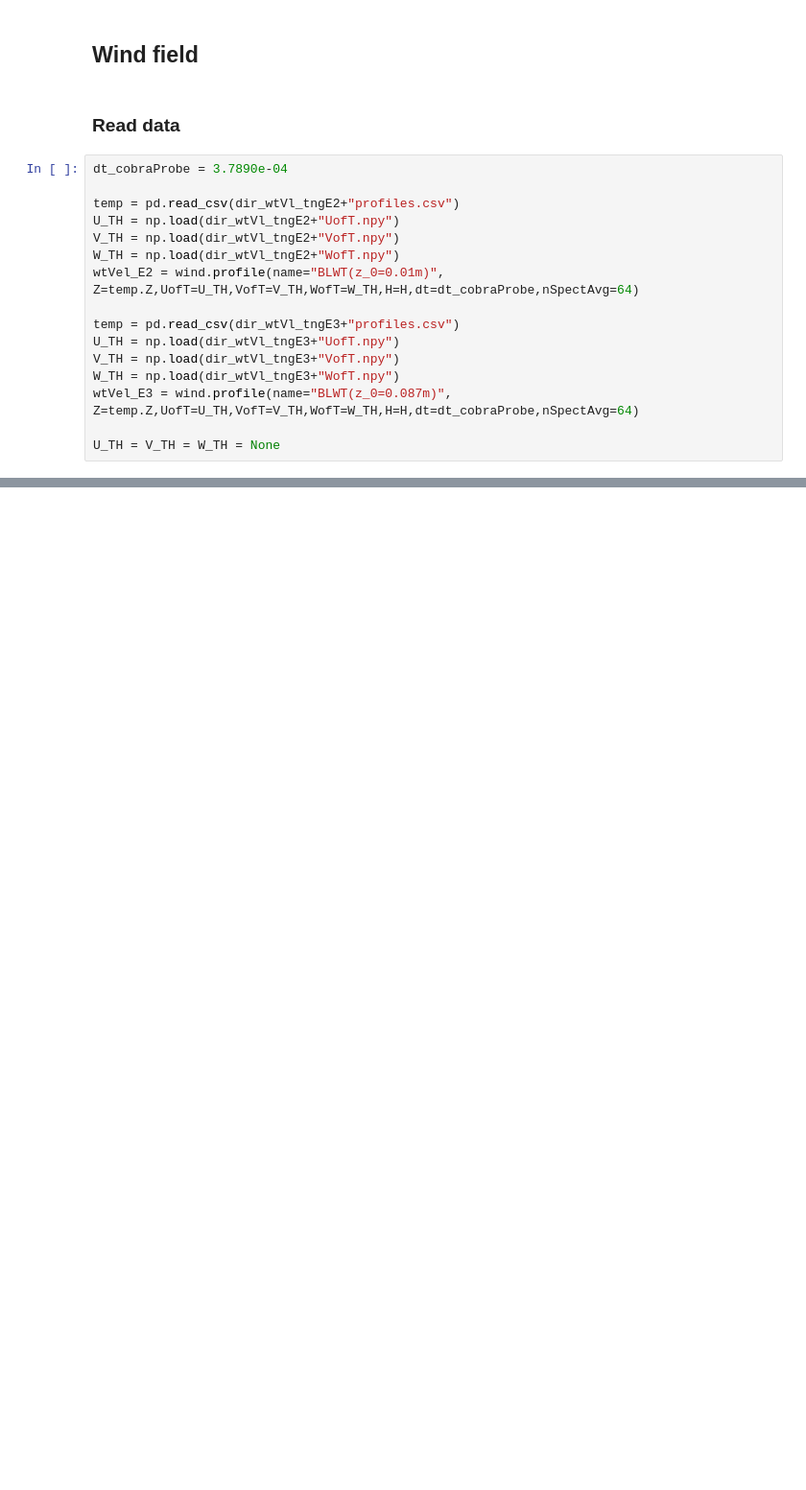
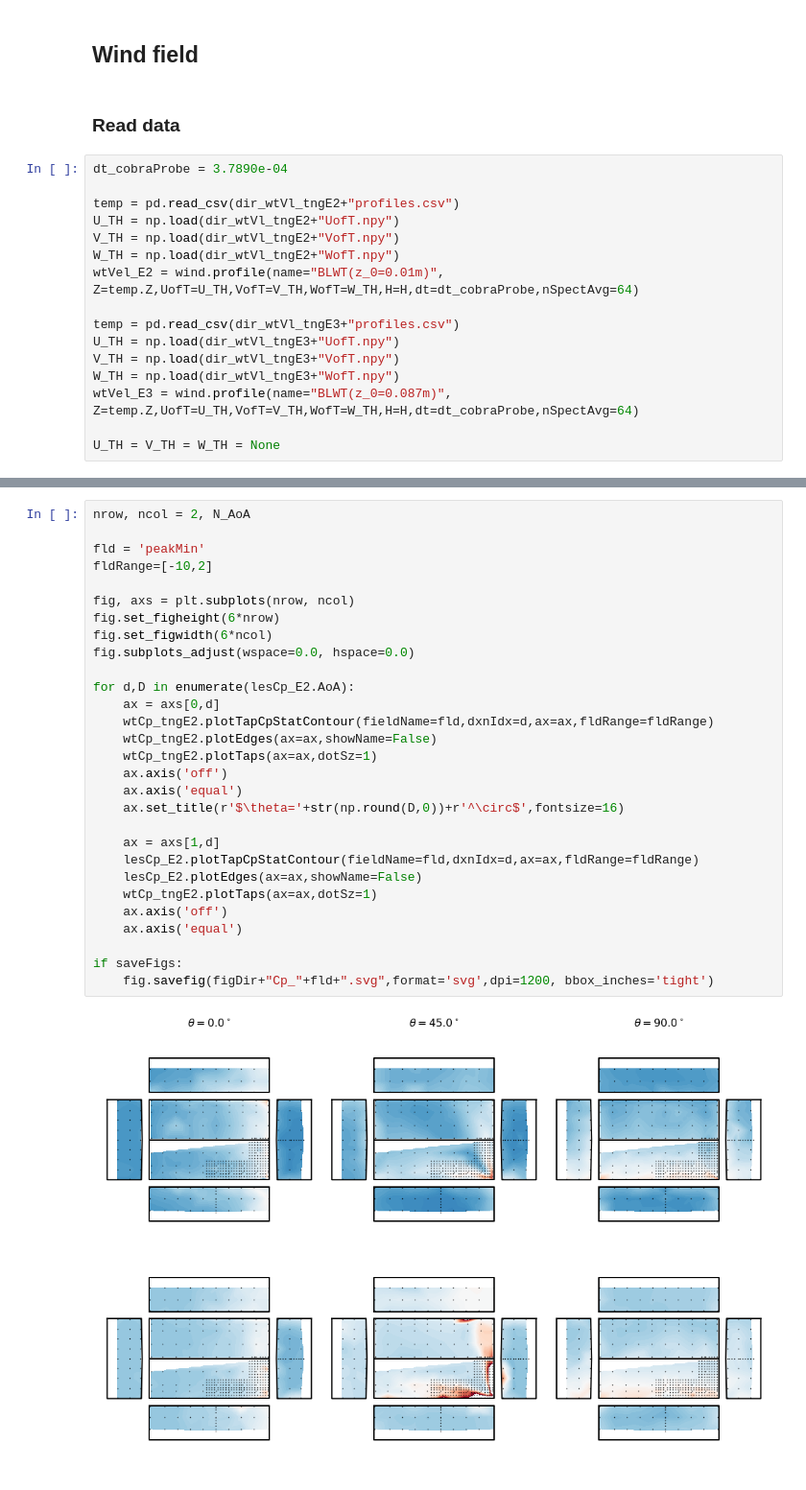
Before and after one commit to Tsinuel/windCalc, a Jupyter notebook: src/lab_windCAD.ipynb, the cells around one changed output, grey strips where cells are left out. Shown at 96% size. Drawn from its saved outputs; the diff is of its cells as text; blank space fills up the shorter version.

```diff
--- a/src/lab_windCAD.ipynb
+++ b/src/lab_windCAD.ipynb
@@ -829,0 +794,31 @@ print(type(np.array(arr)))
+# %%
+nrow, ncol = 2, N_AoA
+
+fld = 'peakMin'
+fldRange=[-10,2]
+
+fig, axs = plt.subplots(nrow, ncol)
+fig.set_figheight(6*nrow)
+fig.set_figwidth(6*ncol)
+fig.subplots_adjust(wspace=0.0, hspace=0.0)
+
+for d,D in enumerate(lesCp_E2.AoA):
+    ax = axs[0,d]
+    wtCp_tngE2.plotTapCpStatContour(fieldName=fld,dxnIdx=d,ax=ax,fldRange=fldRange)
+    wtCp_tngE2.plotEdges(ax=ax,showName=False)
+    wtCp_tngE2.plotTaps(ax=ax,dotSz=1)
+    ax.axis('off')
+    ax.axis('equal')
+    ax.set_title(r'$\theta='+str(np.round(D,0))+r'^\circ$',fontsize=16)
+
+    ax = axs[1,d]
+    lesCp_E2.plotTapCpStatContour(fieldName=fld,dxnIdx=d,ax=ax,fldRange=fldRange)
+    lesCp_E2.plotEdges(ax=ax,showName=False)
+    wtCp_tngE2.plotTaps(ax=ax,dotSz=1)
+    ax.axis('off')
+    ax.axis('equal')
+
+if saveFigs:
+    fig.savefig(figDir+"Cp_"+fld+".svg",format='svg',dpi=1200, bbox_inches='tight')
+# %% [output]
+[figure, added]
```
Also changed, not shown: parts of 56 cells of this notebook, 2 other files.
